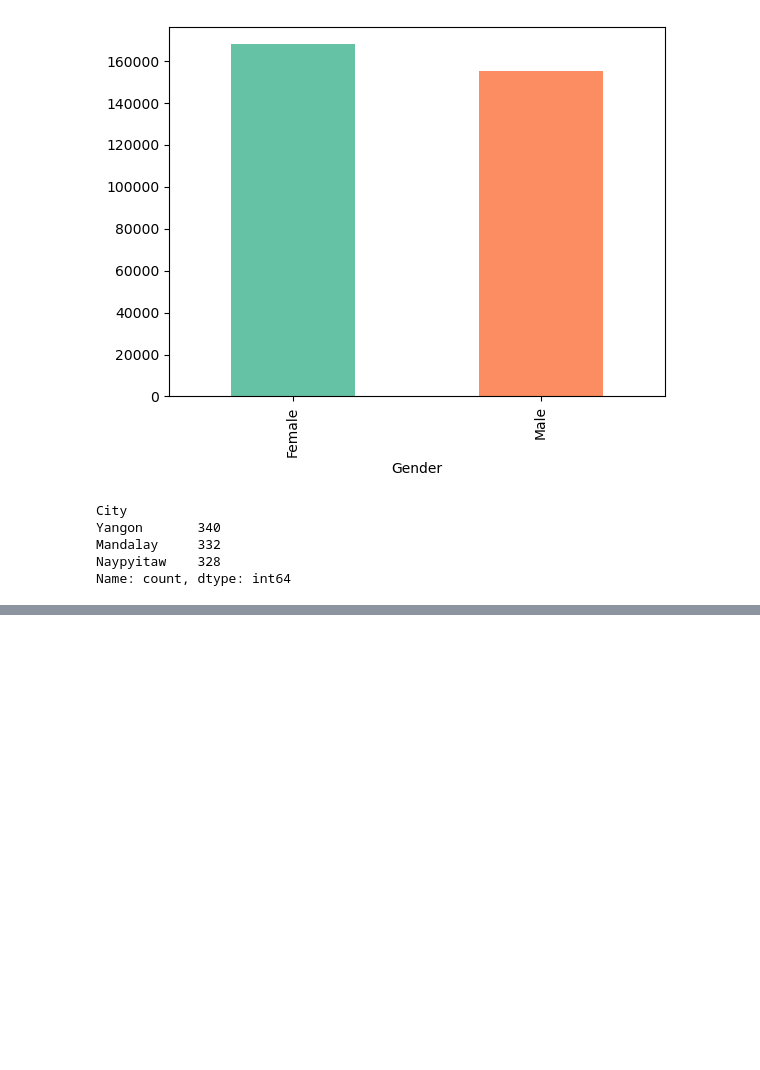
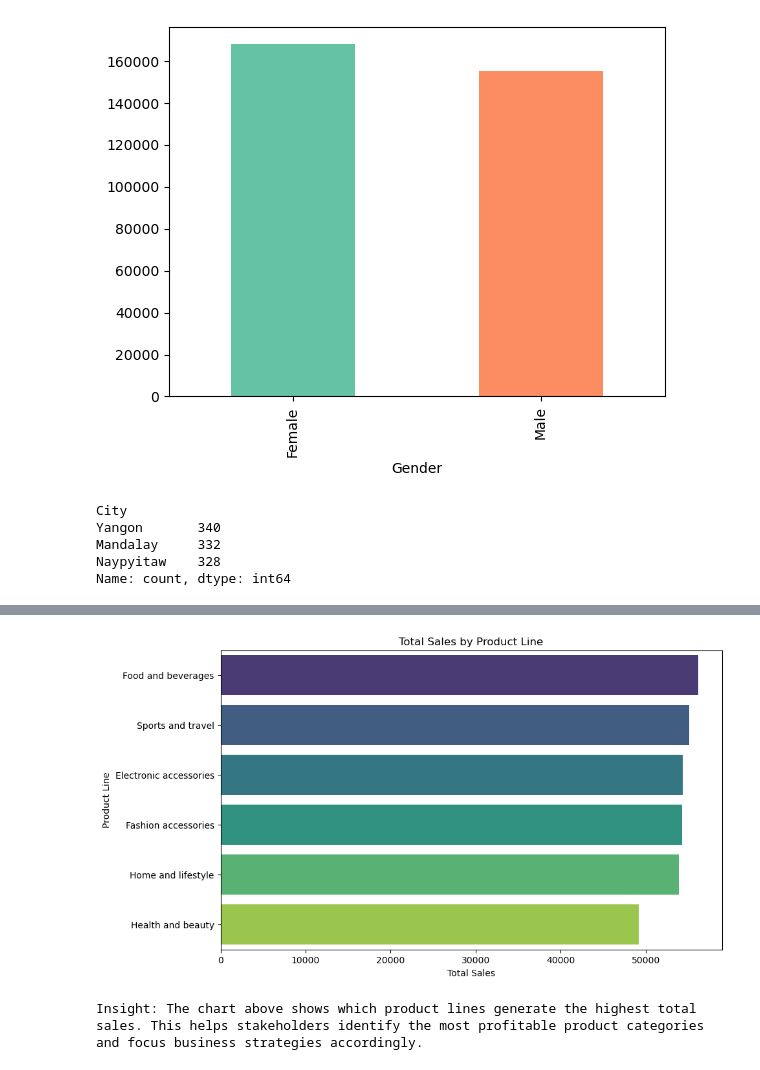
Before and after one commit to shrikant-DS/Supermarket_case_study, a Jupyter notebook: Superstore_EDA.ipynb, the cells around one changed output, grey strips where cells are left out. Drawn from its saved outputs; the diff is of its cells as text; code cells hidden in the pictures; blank space fills up the shorter version.

```diff
--- a/Superstore_EDA.ipynb
+++ b/Superstore_EDA.ipynb
@@ -10,7 +10,7 @@ import seaborn as sns
 
 import datetime as dt
 # %%
-df = pd.read_csv(r'C:\Users\ACER\Downloads\supermarket_sales.csv')
+df = pd.read_csv(r'C:\Users\ACER\Downloads\Supermarket\supermarket_sales.csv')
 df.head()
 # %% [output]
 |  | Invoice ID | Branch | City | Customer type | Gender | Product line | Unit price | Quantity | Tax 5% | ... |
@@ -198,0 +236,15 @@ with pd.ExcelWriter('supermarket_clean.xlsx') as writer:
+# %%
+# Calculate total sales by product line and visualize
+sales_by_product = df.groupby('Product line')['Sales'].sum().sort_values(ascending=False)
+plt.figure(figsize=(10,6))
+sns.barplot(x=sales_by_product.values, y=sales_by_product.index, palette='viridis')
+plt.title('Total Sales by Product Line')
+plt.xlabel('Total Sales')
+plt.ylabel('Product Line')
+plt.show()
+
+# Insight:
+print("Insight: The chart above shows which product lines generate the highest total sales. This helps stakeholders identify the most profitable product categories and focus business strategies accordingly.")
+# %% [output]
+[figure, added]
+Insight: The chart above shows which product lines generate the highest total sales. This helps stakeholders identify the most profitable product categories and focus business strategies accordingly.
```
Also changed, not shown: parts of 5 cells of this notebook.
